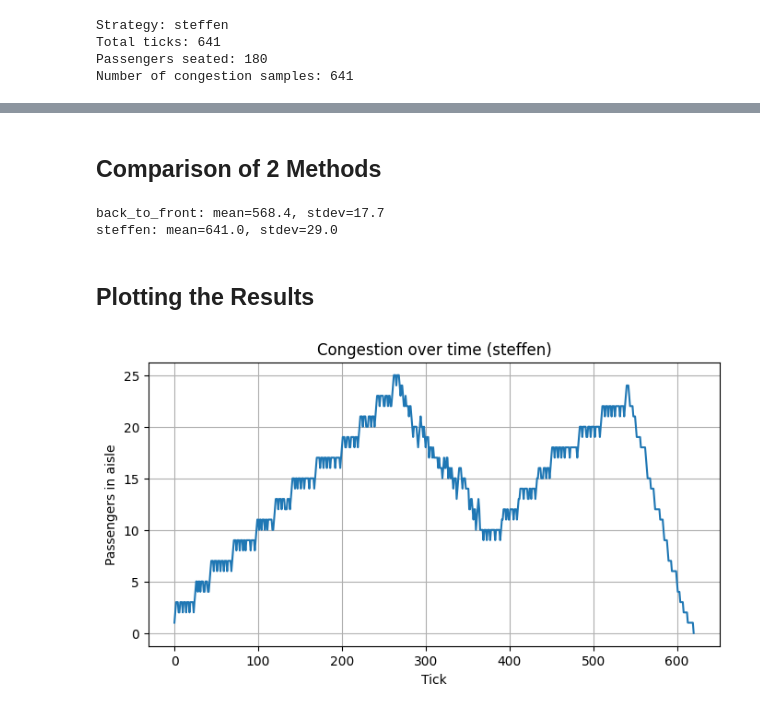
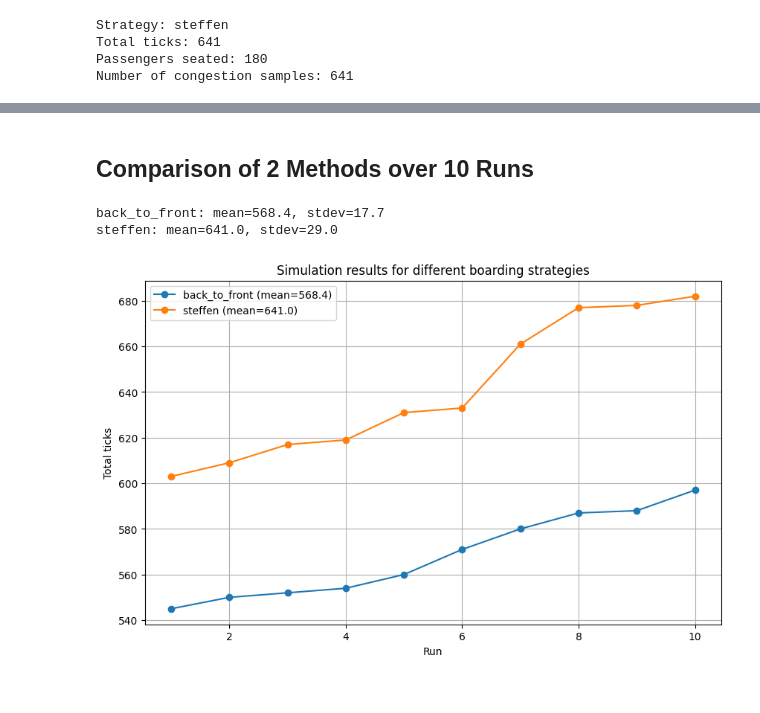
Before and after one commit to manpazito/plane-boarding-sim, a Jupyter notebook: examples/demo.ipynb, the cells around one changed output, grey strips where cells are left out. Saved outputs shown, nothing was run; the diff lists cells and outputs as text; code cells hidden in the pictures.

```diff
--- a/examples/demo.ipynb
+++ b/examples/demo.ipynb
@@ -66,5 +78,5 @@ Number of congestion samples: 641
 # %% [markdown]
-## Comparison of 2 Methods
+## Comparison of 2 Methods over 10 Runs
 # %%
 def run_many(strategy, n_runs=10, num_rows=30, num_passengers=180):
     totals = []
@@ -100,28 +112,20 @@ for name, strat in strategies.items():
 # %% [output]
 back_to_front: mean=568.4, stdev=17.7
 steffen: mean=641.0, stdev=29.0
-# %% [markdown]
-## Plotting the Results
 # %%
-cfg = SimConfig()
-cfg.num_rows = 30
-cfg.num_passengers = 180
-cfg.seed = 123
-
-metrics, plane, passengers = run_once(
-    cfg,
-    boarding_strategy=steffen,
-    animate=False,
-    save_frames=False,
-    perfect_queue=False,
-)
-
-plt.figure(figsize=(8, 4))
-plt.plot(metrics.congestion_ts)
-plt.xlabel("Tick")
-plt.ylabel("Passengers in aisle")
-plt.title(f"Congestion over time ({steffen.name})")
+plt.figure(figsize=(10, 6))
+for name, totals in results.items():
+    plt.plot(
+        range(1, len(totals) + 1),
+        sorted(totals),
+        marker="o",
+        label=f"{name} (mean={statistics.mean(totals):.1f})",
+    )
+plt.xlabel("Run")
+plt.ylabel("Total ticks")
+plt.title("Simulation results for different boarding strategies")
+plt.legend()
 plt.grid(True)
 plt.show()
 # %% [output]
-[figure, old version]
+[figure, new version]
```
Also changed, not shown: parts of 2 cells of this notebook, 1 other file.
